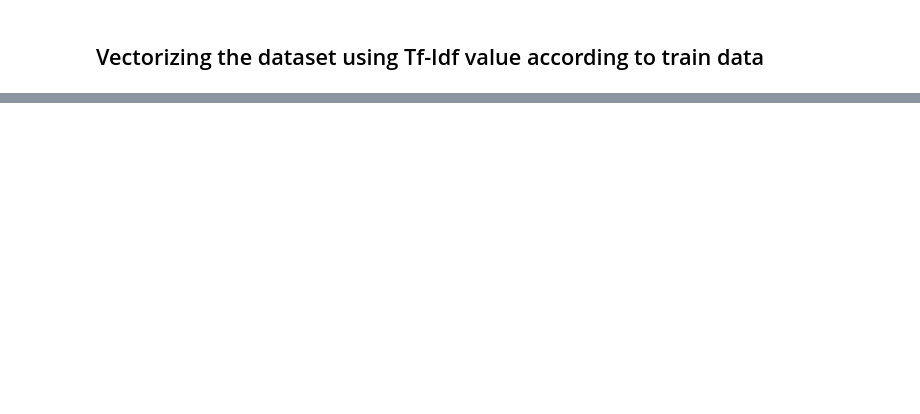
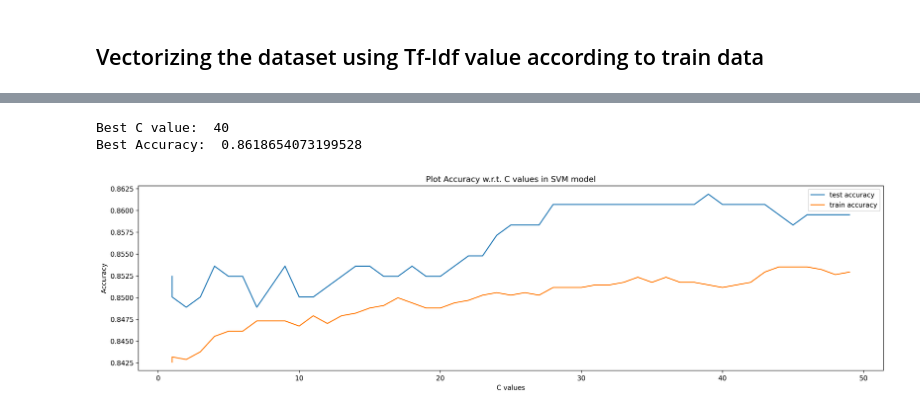
Before and after one commit to sghosal000/Sentiment_Analysis_Twitter, a Jupyter notebook: Notebook/sentiment_analysis.ipynb, the cells around one changed output, grey strips where cells are left out. Drawn from its saved outputs; the diff is of its cells as text; code cells hidden in the pictures; blank space fills up the shorter version.

```diff
--- a/Notebook/sentiment_analysis.ipynb
+++ b/Notebook/sentiment_analysis.ipynb
@@ -253,0 +323,4 @@ Hello there that is great www.ddg.com abc.com
+# %%
+# changing format Series to array
+x_train_vec = np.stack(x_train_vec)
+x_test_vec = np.stack(x_test_vec)
@@ -253,0 +329,3 @@ Hello there that is great www.ddg.com abc.com
+# %%
+logRegModel = LogisticRegression(max_iter=1000)
+logRegModel.fit(x_train_vec, y_train)
@@ -253,0 +334,3 @@ Hello there that is great www.ddg.com abc.com
+# %%
+RFModel = RandomForestClassifier(n_estimators=100, criterion='gini', random_state=10)
+RFModel.fit(x_train_vec, y_train)
@@ -253,0 +374,12 @@ Hello there that is great www.ddg.com abc.com
+# %%
+c_max = 60
+c_values = []
+for c in range(10, c_max):
+        # this part is to run the loop from 0.1 to 0.9
+        if c <= 10:
+            c /= 10
+        else:
+            c -= 10
+        c_values.append(float(c))
+
+svmModel, c_value, svmAcc, acc_test, acc_train = grid_search_c(c_max)
@@ -253,0 +404,19 @@ Hello there that is great www.ddg.com abc.com
+# %%
+print("Best C value: ", c_value)
+print("Best Accuracy: ", svmAcc)
+# %% [output]
+Best C value:  40
+Best Accuracy:  0.8618654073199528
+# %%
+plt.figure(figsize=(20, 5), dpi=300)
+plt.plot(c_values, acc_test, label="test accuracy")
+plt.plot(c_values, acc_train, label="train accuracy")
+
+plt.xlabel('C values')
+plt.ylabel('Accuracy')
+plt.title('Plot Accuracy w.r.t. C values in SVM model')
+plt.legend()
+
+plt.show()
+# %% [output]
+[figure, added]
```
Also changed, not shown: parts of 75 cells of this notebook, 4 other files.
